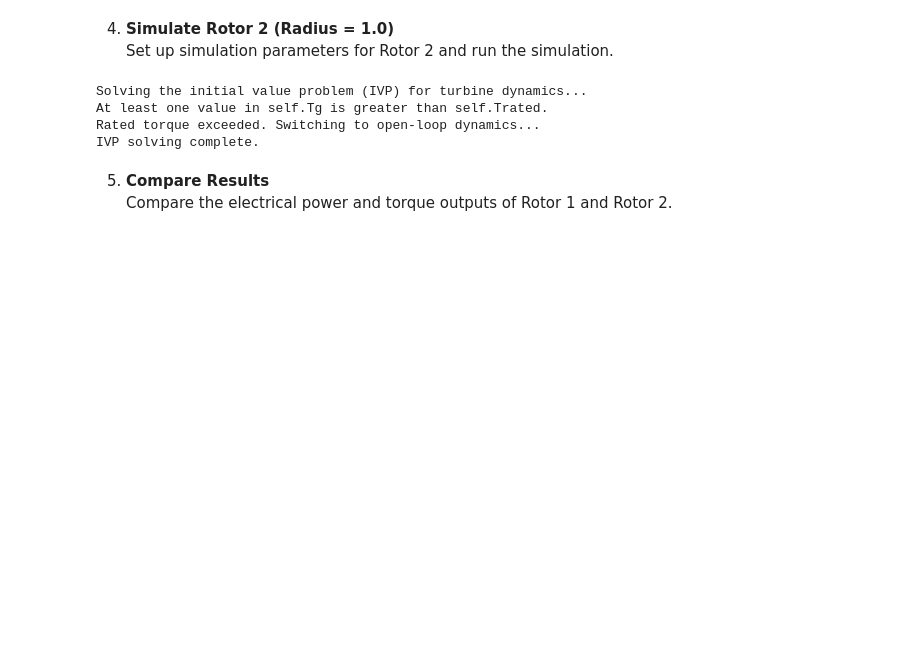
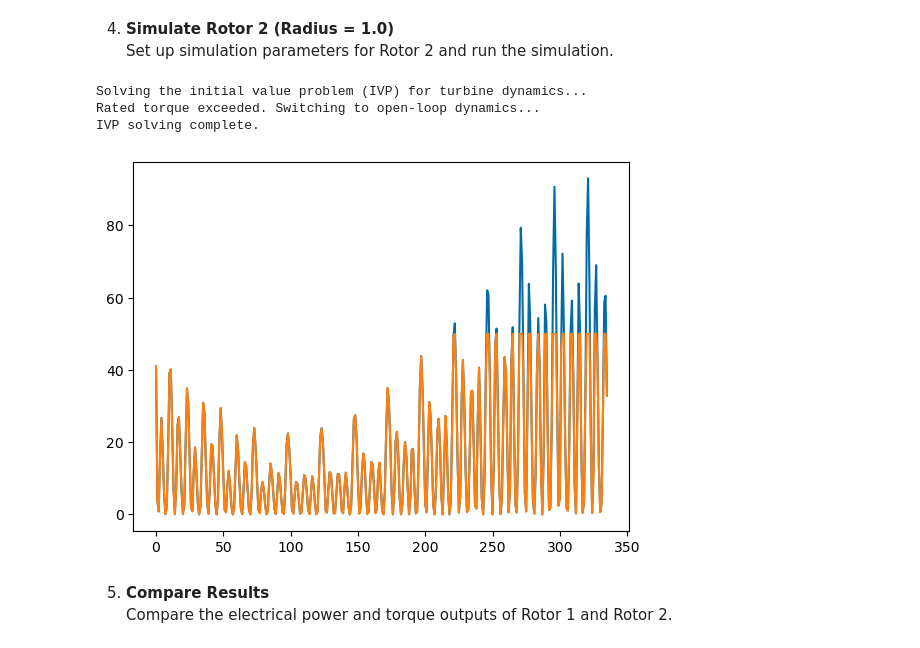
Before and after one commit to akeow/VITAL, a Jupyter notebook: example/Tutorial3_SimulateRotor.ipynb, the cells around one changed output. Saved outputs shown, nothing was run; the diff lists cells and outputs as text; code cells hidden in the pictures; blank space fills up the shorter version.

```diff
--- a/example/Tutorial3_SimulateRotor.ipynb
+++ b/example/Tutorial3_SimulateRotor.ipynb
@@ -95,36 +95,36 @@ IVP solving complete.
 # %%
 # Define simulation parameters for Rotor 2
 config_rotor2 = {
     'Radius': 1.0,  # Rotor radius
     'Prated': 5000.0,  # Rated power
-    'Trated': 20.0,  # Rated torque
+    'Trated': 50.0,  # Rated torque
     'dHub': 2.0,  # Hub depth
     'dMoor': tidal.mooring_distance,  # Mooring distance from tidal data
     'Uinf': tidal.flow_speeds,  # Flow speeds from tidal data
     't': tidal.times,  # Time steps from tidal data
     'CpFunc': rotor.get_cp,  # Cp function from rotor data
     'CqFunc': rotor.get_cq,  # Cq function from rotor data
     'CtFunc': rotor.get_ct,  # Ct function from rotor data
     'CpOpt': rotor.CpOpt,  # Optimal Cp from rotor data
     'TSROpt': rotor.TSROpt,  # Optimal TSR from rotor data
     'TSRmax': rotor.TSRmax,  # Maximum TSR from rotor data
-    'Ng': 20,  # Gear ratio
+    'Ng': 30,  # Gear ratio
     'Kt': 1.5,  # Generator Torque constant
     'Rw': 0.5,  # Rotor resistance
     'J_d': 5,  # Drivetrain inertia
     'B_d': 1,  # Drivetrain friction
     'J_r': 10,  # Rotor inertia
 }
 
 # Simulate Rotor 2
 rotor_sim2 = RotorSimulation(config_rotor2)
 rotor_sim2.simulate()
 results_rotor2 = rotor_sim2.get_results()
 # %% [output]
 Solving the initial value problem (IVP) for turbine dynamics...
-At least one value in self.Tg is greater than self.Trated.
 Rated torque exceeded. Switching to open-loop dynamics...
 IVP solving complete.
+[figure, added]
 # %% [markdown]
 5. **Compare Results**
    Compare the electrical power and torque outputs of Rotor 1 and Rotor 2.
```
Also changed, not shown: parts of 2 cells of this notebook, 12 other files.
